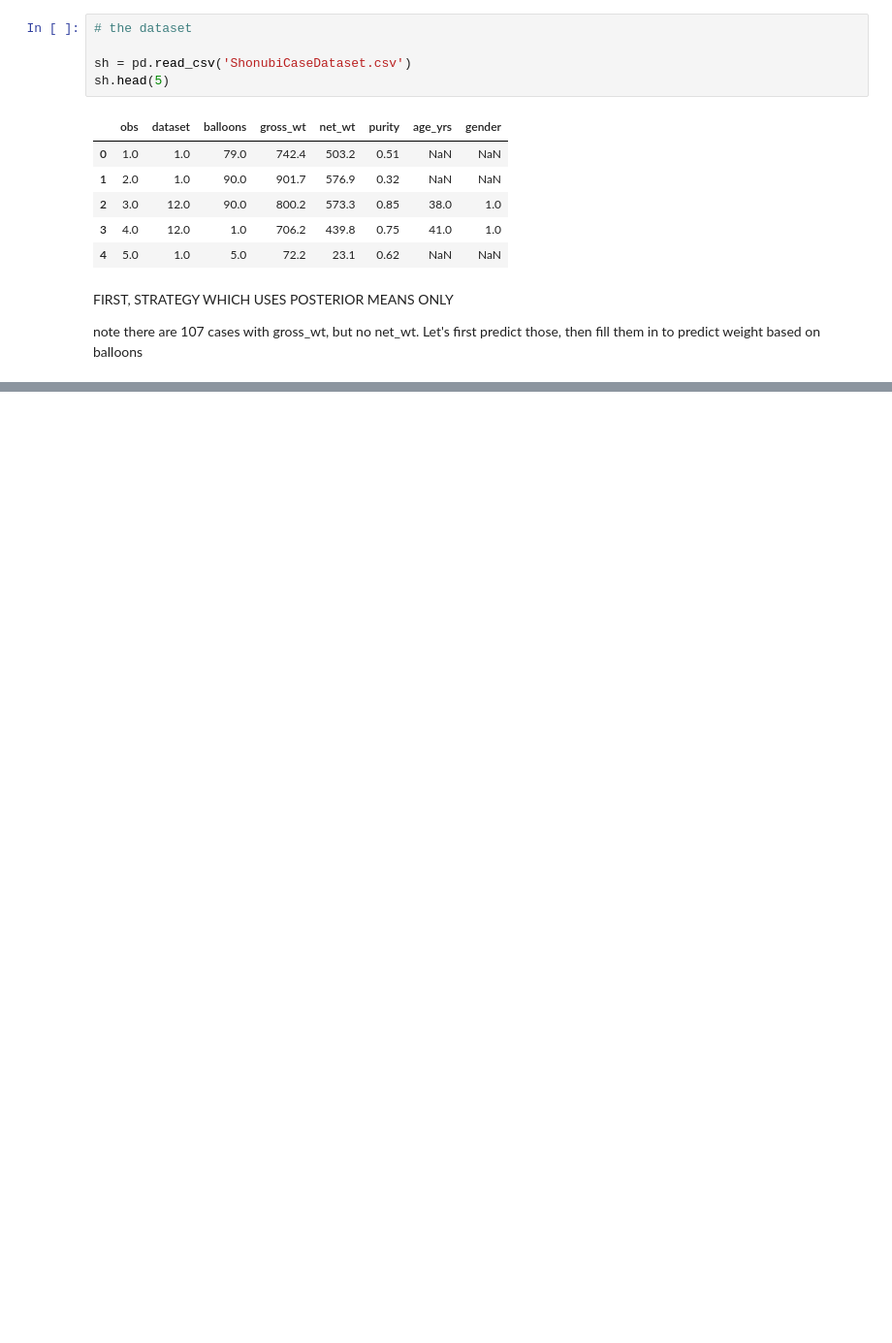
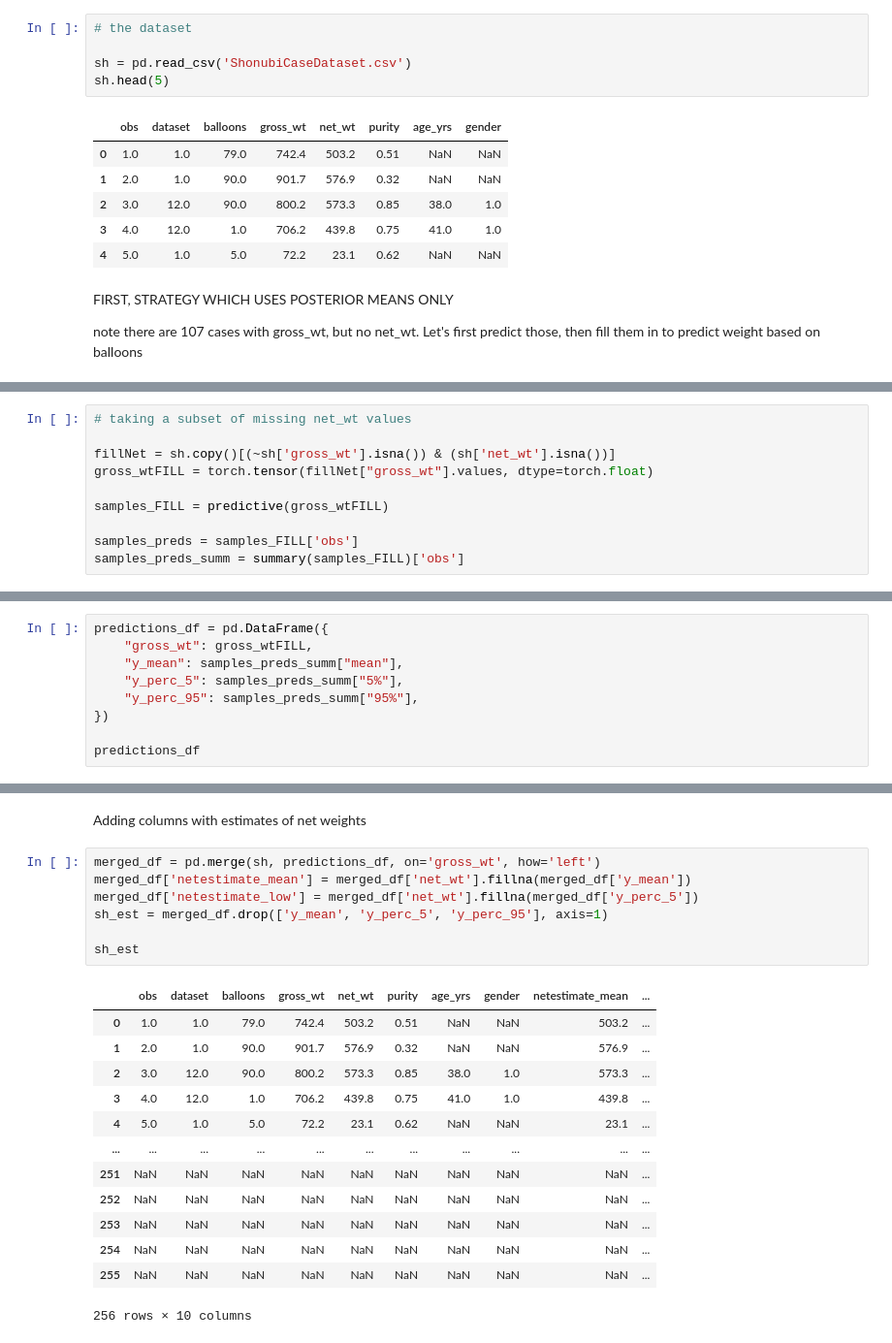
Before and after one commit to rfl-urbaniak/MRbook, a Jupyter notebook: imprecision_weight/shonubi/shonubi_code.ipynb, the cells around one changed output, grey strips where cells are left out. Shown at 97% size. Cells and saved outputs as stored; diff of their text form; blank space fills up the shorter version.

```diff
--- a/imprecision_weight/shonubi/shonubi_code.ipynb
+++ b/imprecision_weight/shonubi/shonubi_code.ipynb
@@ -248,0 +287,10 @@ netPred = sim(netModel, fillNetPair, n=int(1e4))
+# %%
+# taking a subset of missing net_wt values
+
+fillNet = sh.copy()[(~sh['gross_wt'].isna()) & (sh['net_wt'].isna())]
+gross_wtFILL = torch.tensor(fillNet["gross_wt"].values, dtype=torch.float)
+
+samples_FILL = predictive(gross_wtFILL)
+
+samples_preds = samples_FILL['obs']
+samples_preds_summ = summary(samples_FILL)['obs']
@@ -248,0 +299,9 @@ netPred = sim(netModel, fillNetPair, n=int(1e4))
+# %%
+predictions_df = pd.DataFrame({
+    "gross_wt": gross_wtFILL,
+    "y_mean": samples_preds_summ["mean"],
+    "y_perc_5": samples_preds_summ["5%"],
+    "y_perc_95": samples_preds_summ["95%"],
+})
+
+predictions_df
@@ -248,0 +322,23 @@ netPred = sim(netModel, fillNetPair, n=int(1e4))
+# %% [markdown]
+Adding columns with estimates of net weights
+# %%
+merged_df = pd.merge(sh, predictions_df, on='gross_wt', how='left')
+merged_df['netestimate_mean'] = merged_df['net_wt'].fillna(merged_df['y_mean'])
+merged_df['netestimate_low'] = merged_df['net_wt'].fillna(merged_df['y_perc_5'])
+sh_est = merged_df.drop(['y_mean', 'y_perc_5', 'y_perc_95'], axis=1)
+
+sh_est
+# %% [output]
+|  | obs | dataset | balloons | gross_wt | net_wt | purity | age_yrs | gender | netestimate_mean | ... |
+| 0 | 1.0 | 1.0 | 79.0 | 742.4 | 503.2 | 0.51 | NaN | NaN | 503.2 | ... |
+| 1 | 2.0 | 1.0 | 90.0 | 901.7 | 576.9 | 0.32 | NaN | NaN | 576.9 | ... |
+| 2 | 3.0 | 12.0 | 90.0 | 800.2 | 573.3 | 0.85 | 38.0 | 1.0 | 573.3 | ... |
+| 3 | 4.0 | 12.0 | 1.0 | 706.2 | 439.8 | 0.75 | 41.0 | 1.0 | 439.8 | ... |
+| 4 | 5.0 | 1.0 | 5.0 | 72.2 | 23.1 | 0.62 | NaN | NaN | 23.1 | ... |
+| ... | ... | ... | ... | ... | ... | ... | ... | ... | ... | ... |
+| 251 | NaN | NaN | NaN | NaN | NaN | NaN | NaN | NaN | NaN | ... |
+| 252 | NaN | NaN | NaN | NaN | NaN | NaN | NaN | NaN | NaN | ... |
+| 253 | NaN | NaN | NaN | NaN | NaN | NaN | NaN | NaN | NaN | ... |
+| 254 | NaN | NaN | NaN | NaN | NaN | NaN | NaN | NaN | NaN | ... |
+| 255 | NaN | NaN | NaN | NaN | NaN | NaN | NaN | NaN | NaN | ... |
+256 rows × 10 columns
```
Also changed, not shown: parts of 18 cells of this notebook.
